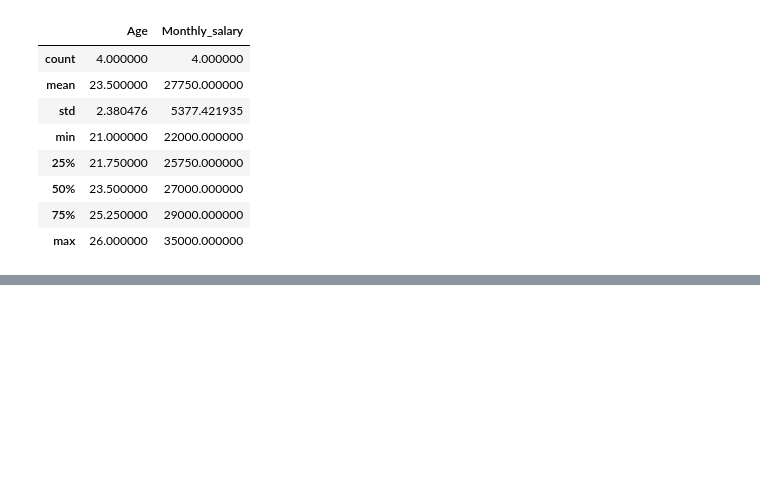
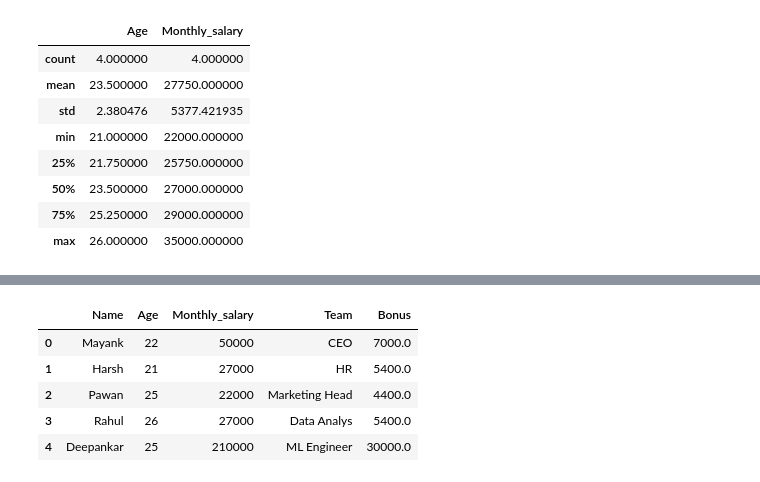
Before and after one commit to DeepankarGupta508/Pandas, a Jupyter notebook: Phase1.ipynb, the cells around one changed output, grey strips where cells are left out. Cells and saved outputs as stored; diff of their text form; code cells hidden in the pictures; blank space fills up the shorter version.

```diff
--- a/Phase1.ipynb
+++ b/Phase1.ipynb
@@ -85,0 +236,13 @@ student_data.describe()
+# %%
+# update value  -   using column value
+load_data.loc[load_data.Name == "Deepankar", "Monthly_salary"] = 210000
+load_data
+load_data.loc[load_data.Name == "Deepankar", "Team"] = "ML Engineer"
+load_data
+# %% [output]
+|  | Name | Age | Monthly_salary | Team | Bonus |
+| 0 | Mayank | 22 | 50000 | CEO | 7000.0 |
+| 1 | Harsh | 21 | 27000 | HR | 5400.0 |
+| 2 | Pawan | 25 | 22000 | Marketing Head | 4400.0 |
+| 3 | Rahul | 26 | 27000 | Data Analys | 5400.0 |
+| 4 | Deepankar | 25 | 210000 | ML Engineer | 30000.0 |
```
Also changed, not shown: parts of 37 cells of this notebook, 1 other file.
